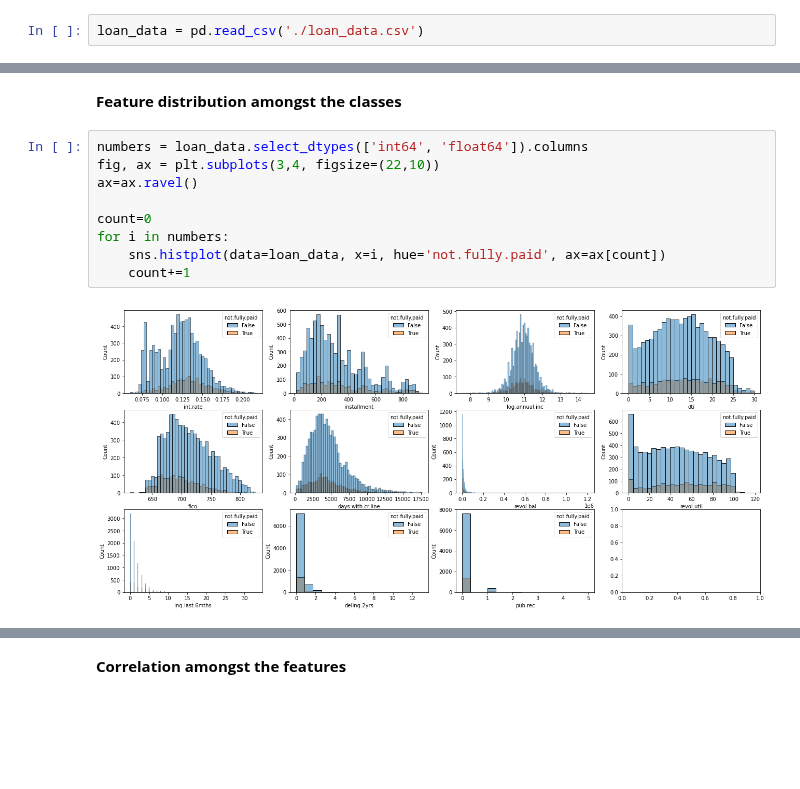
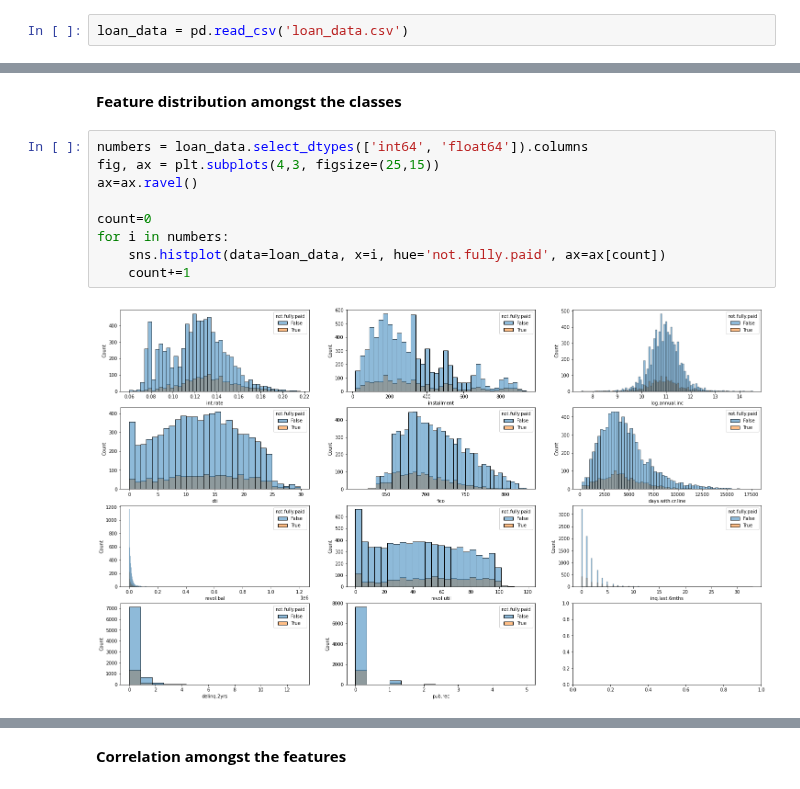
Before and after one commit to deepthiab/Loans_LC, a Jupyter notebook: EDA.ipynb, the cells around one changed output, grey strips where cells are left out. Drawn from its saved outputs; the diff is of its cells as text; blank space fills up the shorter version.

```diff
--- a/EDA.ipynb
+++ b/EDA.ipynb
@@ -11,2 +14,2 @@ warnings.filterwarnings('ignore')
 # %%
-loan_data = pd.read_csv('./loan_data.csv')
+loan_data = pd.read_csv('loan_data.csv')
@@ -58,12 +71,12 @@ loan_data['credit.policy'] = loan_data['credit.policy'].astype(bool)
 **Feature distribution amongst the classes**
 # %%
 numbers = loan_data.select_dtypes(['int64', 'float64']).columns
-fig, ax = plt.subplots(3,4, figsize=(22,10))
+fig, ax = plt.subplots(4,3, figsize=(25,15))
 ax=ax.ravel()
 
 count=0
 for i in numbers:
     sns.histplot(data=loan_data, x=i, hue='not.fully.paid', ax=ax[count])
     count+=1
 # %% [output]
-[figure, old version]
+[figure, new version]
```
Also changed, not shown: parts of 14 cells of this notebook, 3 other files.
